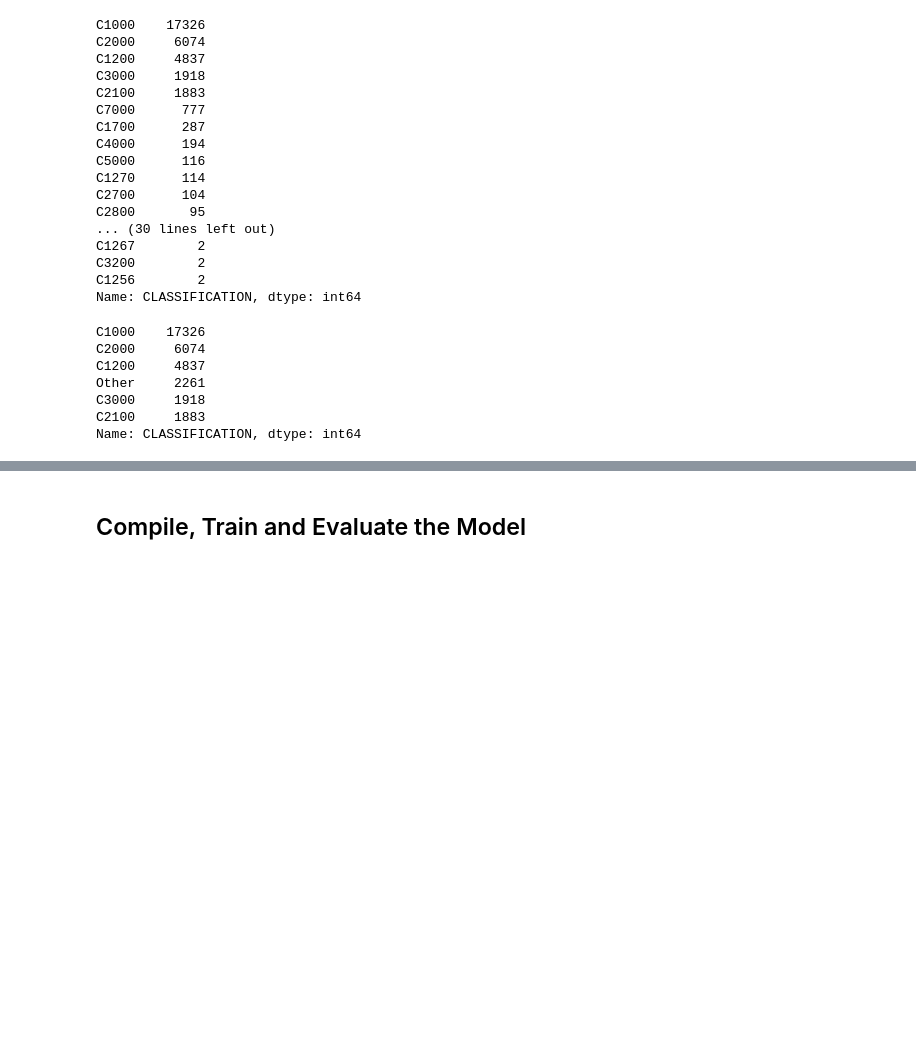
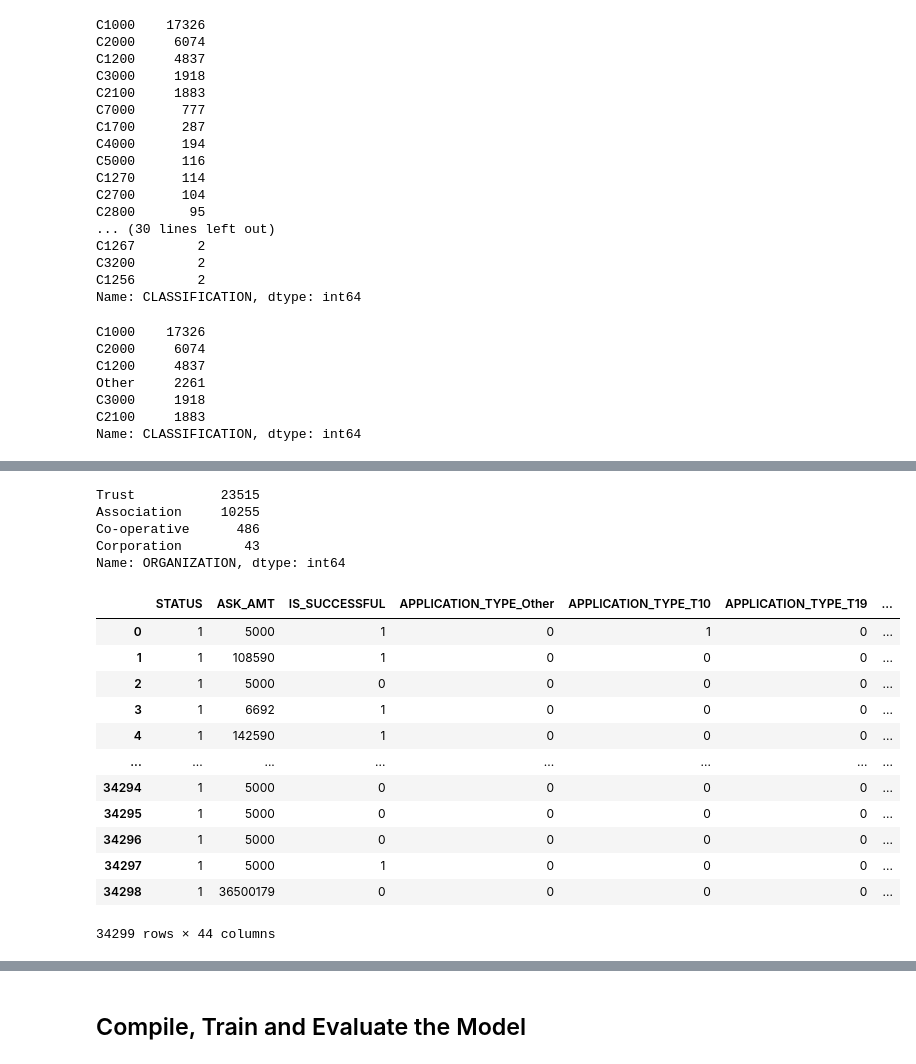
Before and after one commit to 33north/16__MachineLearning__deeplearning-challenge, a Jupyter notebook: Starter_Code.ipynb, the cells around one changed output, grey strips where cells are left out. Cells and saved outputs as stored; diff of their text form; code cells hidden in the pictures; blank space fills up the shorter version.

Commit message:
20220516 - Deeplearning hw
- Finished the preprocessing of the data.
- Fit transform train model, and it through the neural network.

```diff
--- a/Starter_Code.ipynb
+++ b/Starter_Code.ipynb
@@ -64,3 +54,11 @@ SPECIAL_CONSIDERATIONS       2
 ASK_AMT                   8747
 IS_SUCCESSFUL                2
 dtype: int64
+# %%
+# Look at APPLICATION_TYPE value counts for binning
+#  YOUR CODE GOES HERE
+application_type_count = application_df_copy["APPLICATION_TYPE"].value_counts()
+application_type_count
+# for columns in application_df_copy.columns:
+#     if application_df_copy[columns].nunique() > 10:
+#         print(f"{columns}: {'':>50} {application_df_copy[columns].nunique()}")
@@ -66,0 +84,13 @@ dtype: int64
+# %%
+# Choose a cutoff value and create a list of application types to be replaced
+# use the variable name `application_types_to_replace`
+#  YOUR CODE GOES HERE
+
+application_types_to_replace = list(application_type_count[application_type_count < 500].index)
+
+# Replace in dataframe
+for app in application_types_to_replace:
+    application_df_copy['APPLICATION_TYPE'] = application_df_copy['APPLICATION_TYPE'].replace(app,"Other")
+
+# Check to make sure binning was successful
+application_df_copy['APPLICATION_TYPE'].value_counts()
@@ -67,5 +108,6 @@ dtype: int64
 # %%
-# Look at APPLICATION_TYPE value counts for binning
+# Look at CLASSIFICATION value counts for binning
 #  YOUR CODE GOES HERE
-application_df_copy["APPLICATION_TYPE"].value_counts()
+application_classification_count = application_df_copy["CLASSIFICATION"].value_counts()
+application_classification_count
 # %% [output]
@@ -151,12 +149,15 @@ Name: CLASSIFICATION, dtype: int64
 # use the variable name `classifications_to_replace`
 #  YOUR CODE GOES HERE
 
+classifications_to_replace = list(application_classification_count[application_classification_count < 1000].index)
+classifications_to_replace
+
 # Replace in dataframe
 for cls in classifications_to_replace:
-    application_df['CLASSIFICATION'] = application_df['CLASSIFICATION'].replace(cls,"Other")
+    application_df_copy['CLASSIFICATION'] = application_df_copy['CLASSIFICATION'].replace(cls,"Other")
 
 # Check to make sure binning was successful
-application_df['CLASSIFICATION'].value_counts()
+application_df_copy['CLASSIFICATION'].value_counts()
 # %% [output]
 C1000    17326
 C2000     6074
@@ -168,3 +219,27 @@ Name: CLASSIFICATION, dtype: int64
+# %%
+application_df_copy["ORGANIZATION"].value_counts()
+# %% [output]
+Trust           23515
+Association     10255
+Co-operative      486
+Corporation        43
+Name: ORGANIZATION, dtype: int64
 # %%
 # Convert categorical data to numeric with `pd.get_dummies`
 #  YOUR CODE GOES HERE
+category_data = pd.get_dummies(application_df_copy, columns = ["APPLICATION_TYPE", "AFFILIATION", "CLASSIFICATION", "USE_CASE", "ORGANIZATION", "INCOME_AMT", "SPECIAL_CONSIDERATIONS"])
+category_data
+# %% [output]
+|  | STATUS | ASK_AMT | IS_SUCCESSFUL | APPLICATION_TYPE_Other | APPLICATION_TYPE_T10 | APPLICATION_TYPE_T19 | ... |
+| 0 | 1 | 5000 | 1 | 0 | 1 | 0 | ... |
+| 1 | 1 | 108590 | 1 | 0 | 0 | 0 | ... |
+| 2 | 1 | 5000 | 0 | 0 | 0 | 0 | ... |
+| 3 | 1 | 6692 | 1 | 0 | 0 | 0 | ... |
+| 4 | 1 | 142590 | 1 | 0 | 0 | 0 | ... |
+| ... | ... | ... | ... | ... | ... | ... | ... |
+| 34294 | 1 | 5000 | 0 | 0 | 0 | 0 | ... |
+| 34295 | 1 | 5000 | 0 | 0 | 0 | 0 | ... |
+| 34296 | 1 | 5000 | 0 | 0 | 0 | 0 | ... |
+| 34297 | 1 | 5000 | 1 | 0 | 0 | 0 | ... |
+| 34298 | 1 | 36500179 | 0 | 0 | 0 | 0 | ... |
+34299 rows × 44 columns
```
Also changed, not shown: parts of 17 cells of this notebook, 1 other file.
